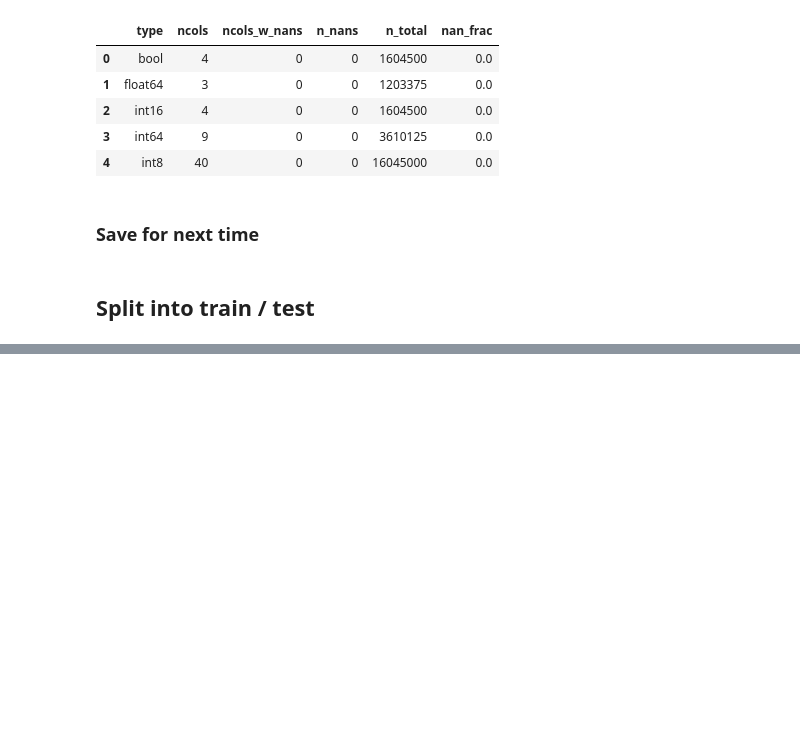
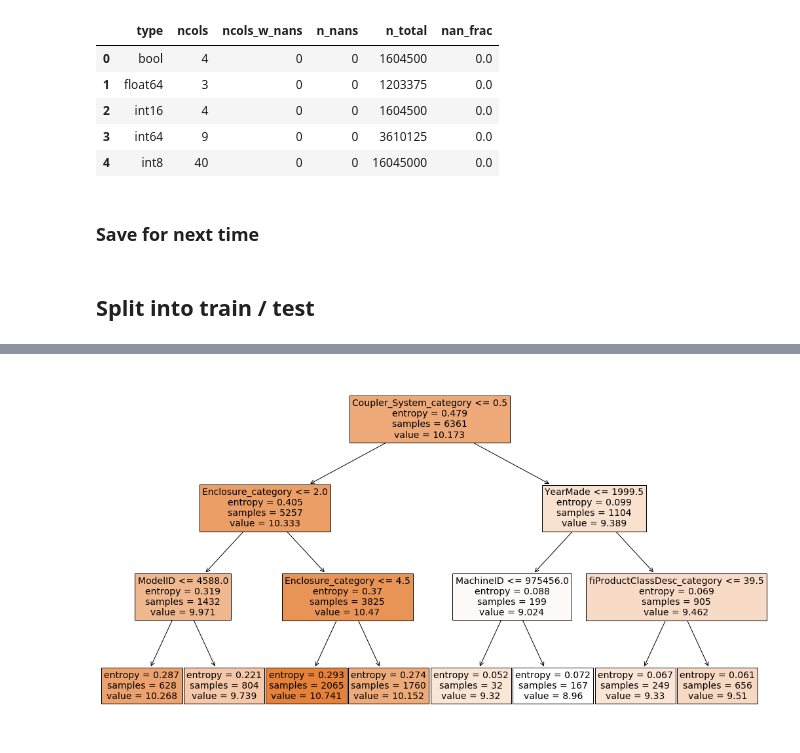
Before and after one commit to bogeholm/fastai-intro-to-ml, a Jupyter notebook: 2-random-forest-deep-dive.ipynb, the cells around one changed output, grey strips where cells are left out. Cells and saved outputs as stored; diff of their text form; code cells hidden in the pictures; blank space fills up the shorter version.

Commit message:
Draw a decision tree

```diff
--- a/2-random-forest-deep-dive.ipynb
+++ b/2-random-forest-deep-dive.ipynb
@@ -205,0 +218,3 @@ X_test, y_test = split_dataset(df_cats, 'LogSalePrice', fromto=(10_000, 15_000))
+# %%
+model1 = RandomForestRegressor(max_depth=3, n_estimators=10, n_jobs=-1)
+%time model1.fit(X_train, y_train)
@@ -205,0 +232,13 @@ X_test, y_test = split_dataset(df_cats, 'LogSalePrice', fromto=(10_000, 15_000))
+# %%
+figsize(18, 10)
+fig, ax = plt.subplots(1, 1)
+
+x = plot_tree(model1.estimators_[1],
+              feature_names=X_train.columns.values,
+              #rotate=True, # Doesn't work
+              filled=True,
+              fontsize=14,
+              max_depth=3,
+              ax=ax)
+# %% [output]
+[figure, added]
```
Also changed, not shown: parts of 6 cells of this notebook.
